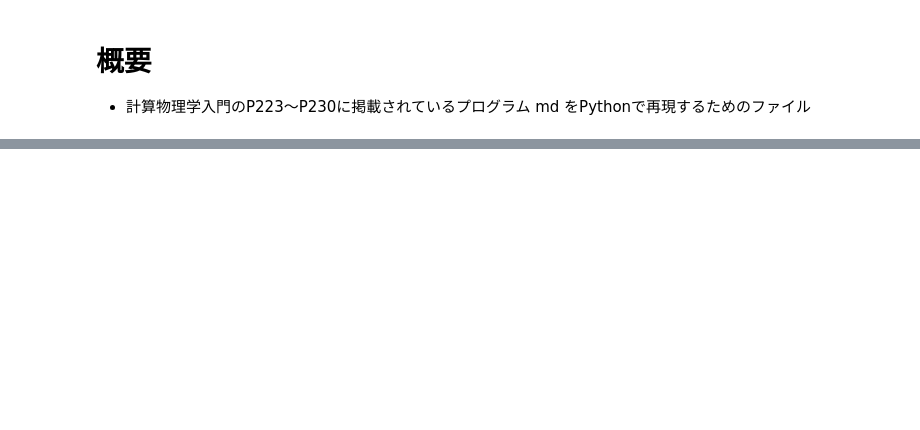
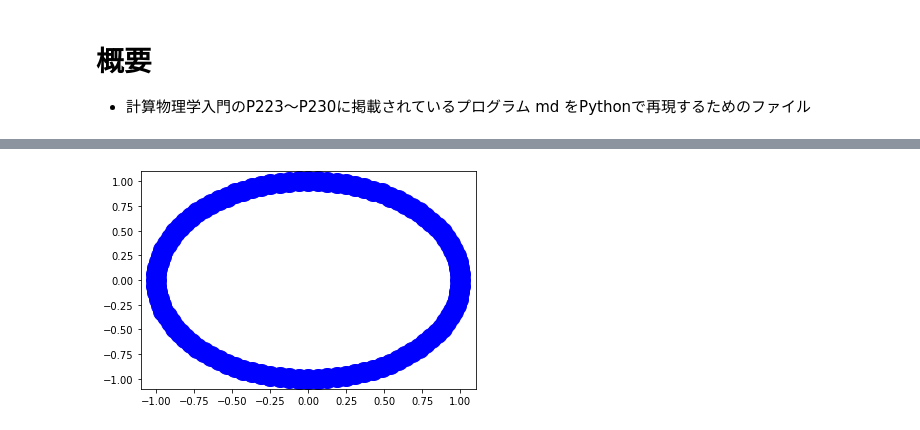
Before and after one commit to arima0714/FSSE, a Jupyter notebook: report_01/md.ipynb, the cells around one changed output, grey strips where cells are left out. Cells and saved outputs as stored; diff of their text form; code cells hidden in the pictures; blank space fills up the shorter version.

```diff
--- a/report_01/md.ipynb
+++ b/report_01/md.ipynb
@@ -206,0 +279,21 @@ NameError: name 'save_config' is not defined
+# %%
+import matplotlib.pyplot as plt
+import matplotlib.animation as animation
+import numpy as np
+
+dt = 0.01
+fig = plt.figure()
+ims = []
+
+for i in range(int(1/dt)):
+	t = dt*i
+
+	x = np.cos(t*2*np.pi)
+	y = np.sin(t*2*np.pi)
+	im = plt.plot(x,y,color='b', marker='o', markersize=20)
+	ims.append(im)
+
+ani = animation.ArtistAnimation(fig,ims)
+plt.show()
+# %% [output]
+[figure, added]
```
Also changed, not shown: parts of 7 cells of this notebook.
